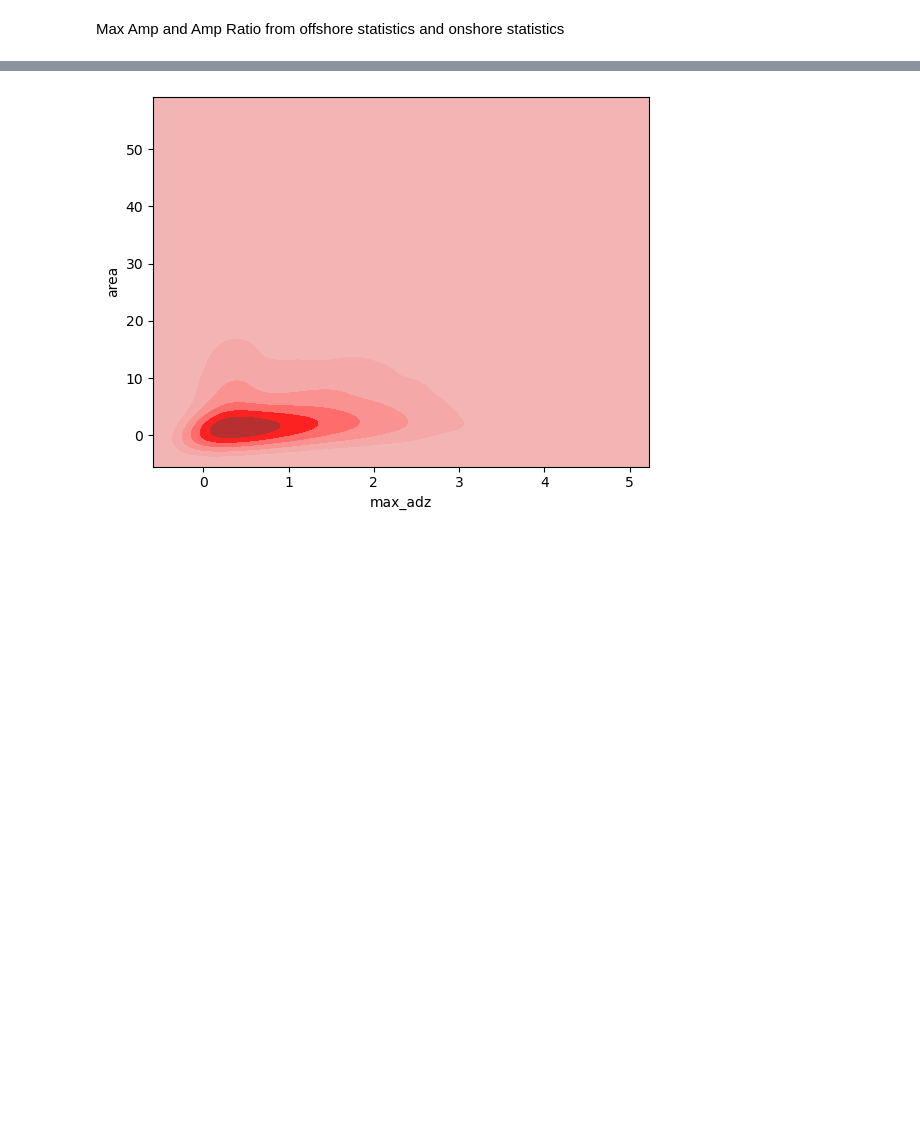
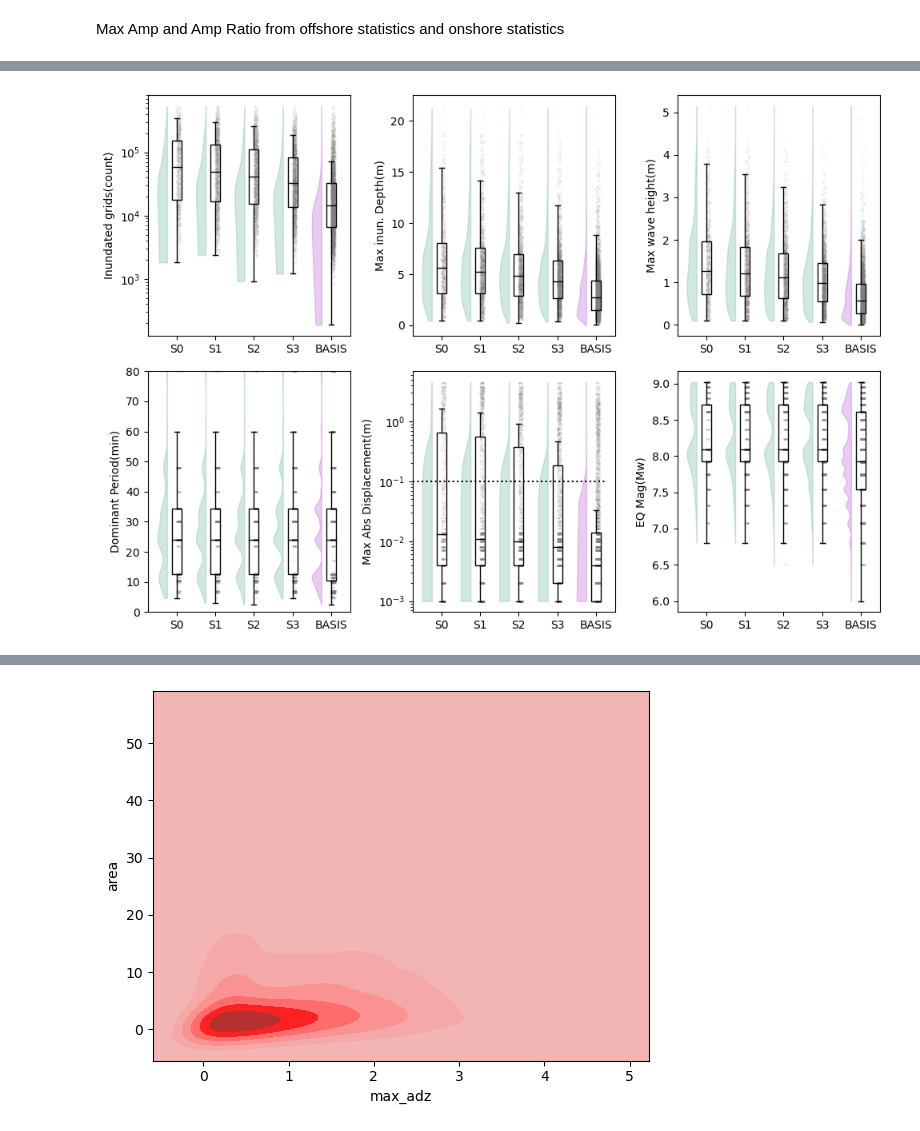
Before and after one commit to naveenragur/ML4SicilyTsunami, a Jupyter notebook: scripts/PaperIIPlots/plotFig_INGVdata.ipynb, the cells around one changed output, grey strips where cells are left out. Drawn from its saved outputs; the diff is of its cells as text; code cells hidden in the pictures; blank space fills up the shorter version.

```diff
--- a/scripts/PaperIIPlots/plotFig_INGVdata.ipynb
+++ b/scripts/PaperIIPlots/plotFig_INGVdata.ipynb
@@ -79,0 +415,67 @@ df2['amp_ratio'] = df2['max_ht']/df2['max_amp']
+# %%
+fig, axs = plt.subplots(2, 3, figsize=(10,7))
+for i, var in enumerate(variables):
+    ax = axs.flatten()[i]
+    tmp_df = pd.DataFrame({labels[i]: train_df_CT[var], 'size':train_df_CT['size']})
+
+    #create list of boxplot_data and flatten
+    boxplot_data = [[tmp_df[tmp_df["size"] == size][labels[i]].values] for size in ['0','1','2','3','basis']]
+    boxplot_data = [item for sublist in boxplot_data for item in sublist]
+
+    # Violinplot data
+    vp = ax.violinplot(boxplot_data,showmeans=False, showextrema=False, showmedians=False)
+    for idx, b in enumerate(vp['bodies']):
+        # Get the center of the plot
+        m = np.mean(b.get_paths()[0].vertices[:, 0])
+        # Modify it so we only see the left half of the violin plot
+        b.get_paths()[0].vertices[:, 0] = np.clip(b.get_paths()[0].vertices[:, 0], -np.inf, m)
+        # Change to the desired color
+        if idx == 4:
+            b.set_color('mediumorchid')
+        else:
+            b.set_color('#69b3a2')
+
+    # Scatterplot data, use a random percentage of the data to avoid overplotting
+    for idx, features in enumerate(boxplot_data):
+        #reduce data points to 10% of the original data for last idx
+        if idx == 4:
+            features = features[::10]
+        elif idx == 3:
+            features = features[::3]
+        elif idx == 2:
+            features = features[::2]
+        # Add jitter effect so the features do not overlap on the y-axis
+        x = np.full(len(features), idx + 1) #some offset
+        idxs = np.arange(len(x))
+        out = x.astype(float)
+        out.flat[idxs] += np.random.uniform(low=-0.05, high=.05, size=len(idxs))
+        x = out+0.3
+        ax.scatter(x,features, s=1, color='grey', alpha=0.05)
+
+    bp = ax.boxplot(boxplot_data,patch_artist=True,showfliers=False, positions=[1.25,2.25,3.25,4.25,5.25],
+            boxprops=dict(facecolor='none', color='k',linewidth=1),
+            medianprops=dict(color='k',linewidth=1),
+            widths=0.25,
+            flierprops=dict(marker='d', markerfacecolor='r',markersize=3,alpha=0.005,linestyle='none'),
+            whiskerprops=dict(color='k',linewidth=1),
+            capprops=dict(color='k',linewidth=1),)
+    ax.set_xlabel('')
+    ax.set_xticklabels(['S0','S1','S2','S3','BASIS'])
+    ax.set_ylabel(labels[i])
+    if i == 0:
+        #set values as scientific notation
+        ax.ticklabel_format(axis='y', style='sci', scilimits=(0,1))
+        ax.set_yscale('log')
+    if i ==4:
+        #set y values as specific values, as streched
+        ax.set_yscale('log')
+        ax.hlines(0.1,0.5,5.5,linestyles='dotted',color='k')
+    if i ==3:
+        #set x limit for dominant period
+        ax.set_ylim(0,80)
+    #add padding to x-axis
+    ax.set_xlim(0.5,5.75)
+plt.tight_layout()
+plt.savefig(f'{MLDir}/scripts/PaperIIPlots/plots/boxplot_CT_trainbasis.png',dpi=600)
+# %% [output]
+[figure, added]
```
Also changed, not shown: parts of 13 cells of this notebook, 20 other files.
